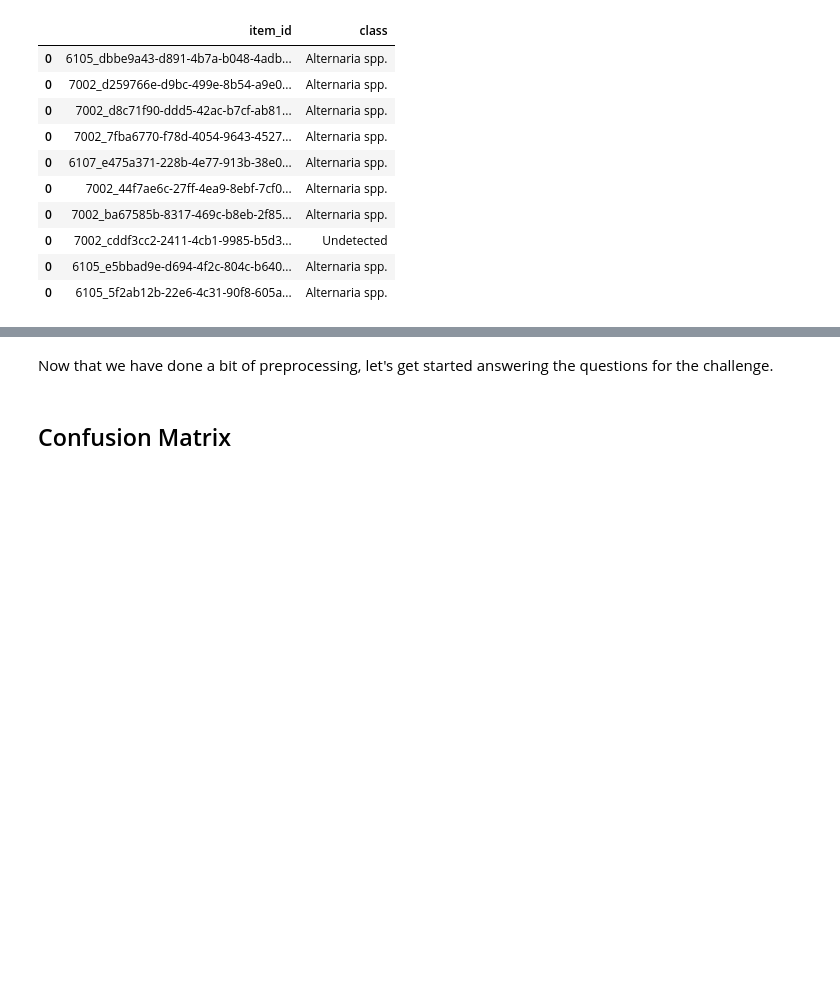
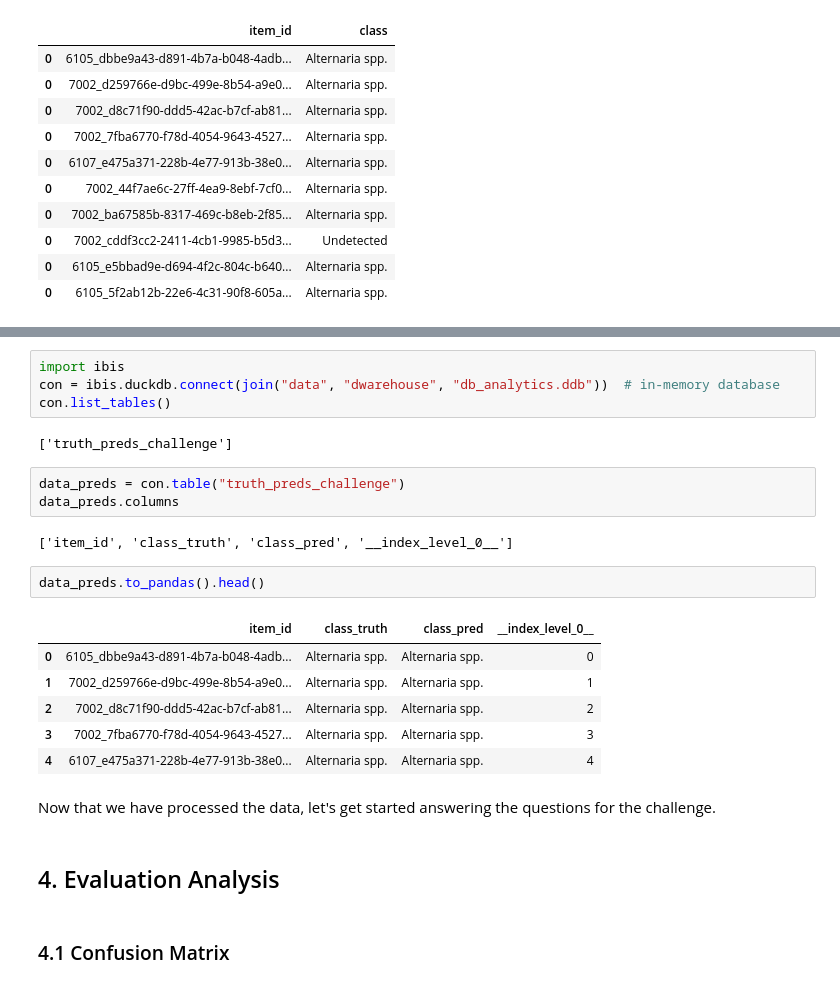
Before and after one commit to ramonpzg/agri_challenge, a Jupyter notebook: exploration.ipynb, the cells around one changed output, grey strips where cells are left out. Drawn from its saved outputs; the diff is of its cells as text; blank space fills up the shorter version.

```diff
--- a/exploration.ipynb
+++ b/exploration.ipynb
@@ -287,5 +457,27 @@ Name: class_pred, dtype: int64
+# %%
+import ibis
+con = ibis.duckdb.connect(join("data", "dwarehouse", "db_analytics.ddb"))  # in-memory database
+con.list_tables()
+# %% [output]
+['truth_preds_challenge']
+# %%
+data_preds = con.table("truth_preds_challenge")
+data_preds.columns
+# %% [output]
+['item_id', 'class_truth', 'class_pred', '__index_level_0__']
+# %%
+data_preds.to_pandas().head()
+# %% [output]
+|  | item_id | class_truth | class_pred | __index_level_0__ |
+| 0 | 6105_dbbe9a43-d891-4b7a-b048-4adb... | Alternaria spp. | Alternaria spp. | 0 |
+| 1 | 7002_d259766e-d9bc-499e-8b54-a9e0... | Alternaria spp. | Alternaria spp. | 1 |
+| 2 | 7002_d8c71f90-ddd5-42ac-b7cf-ab81... | Alternaria spp. | Alternaria spp. | 2 |
+| 3 | 7002_7fba6770-f78d-4054-9643-4527... | Alternaria spp. | Alternaria spp. | 3 |
+| 4 | 6107_e475a371-228b-4e77-913b-38e0... | Alternaria spp. | Alternaria spp. | 4 |
 # %% [markdown]
-Now that we have done a bit of preprocessing, let's get started answering the questions for the challenge.
+Now that we have processed the data, let's get started answering the questions for the challenge.
+# %% [markdown]
+## 4. Evaluation Analysis
 # %% [markdown]
-## Confusion Matrix
+### 4.1 Confusion Matrix
 # %% [markdown]
```
Also changed, not shown: parts of 90 cells of this notebook.
